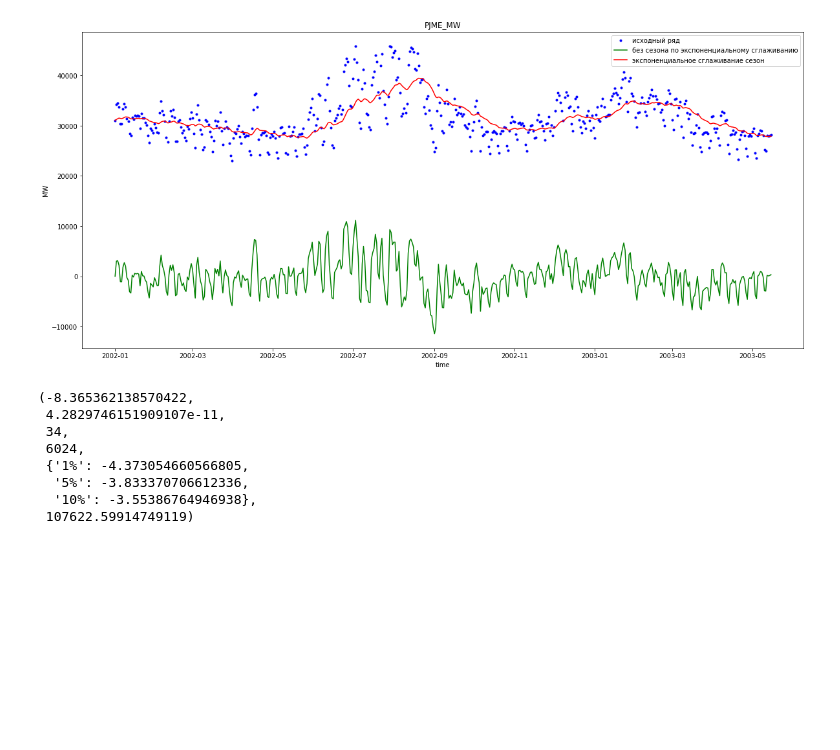
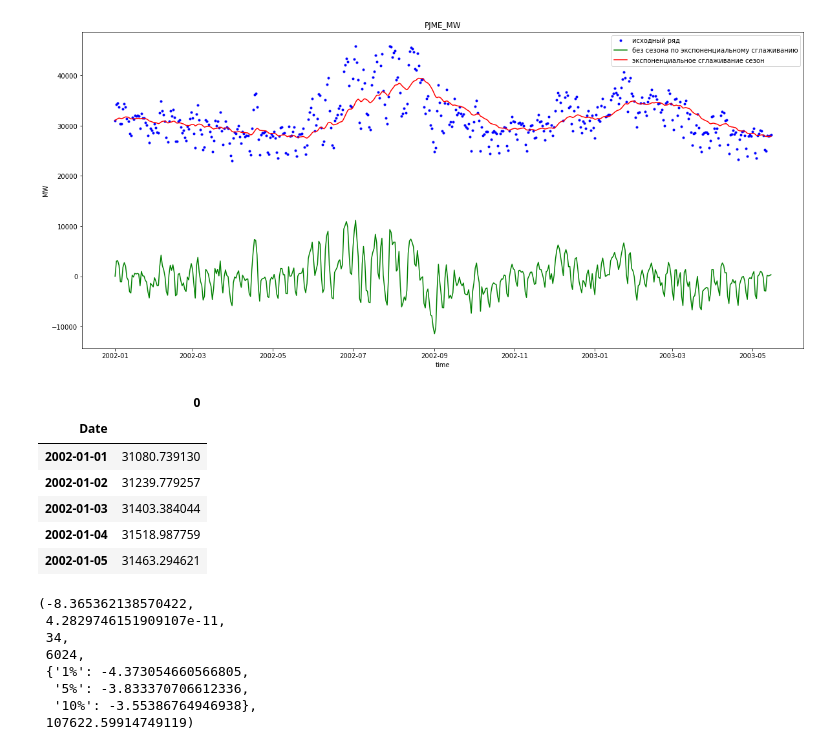
Before and after one commit to ARIV2019/machine-learning-in-business, a Jupyter notebook: Les_2.ipynb, the cells around one changed output. Saved outputs shown, nothing was run; the diff lists cells and outputs as text; code cells hidden in the pictures; blank space fills up the shorter version.

```diff
--- a/Les_2.ipynb
+++ b/Les_2.ipynb
@@ -74,6 +89,17 @@ plt.title('PJME_MW')
 # %% [output]
 Text(0.5, 1.0, 'PJME_MW')
 [figure]
+# %%
+df= pd.DataFrame(data_exp_1, index=d_data.index)
+df.head()
+# %% [output]
+|  | 0 |
+| Date |  |
+| 2002-01-01 | 31080.739130 |
+| 2002-01-02 | 31239.779257 |
+| 2002-01-03 | 31403.384044 |
+| 2002-01-04 | 31518.987759 |
+| 2002-01-05 | 31463.294621 |
 # %%
 data_seson_free = pd.DataFrame(data = (np.array(d_data['PJME_MW']).reshape((d_data['PJME_MW'].shape[0],1)) -data_exp_1))
 DF_ = sm.tsa.stattools.adfuller( data_seson_free.iloc[:,0] , regression = 'ctt')
```
Also changed, not shown: parts of 9 cells of this notebook.
